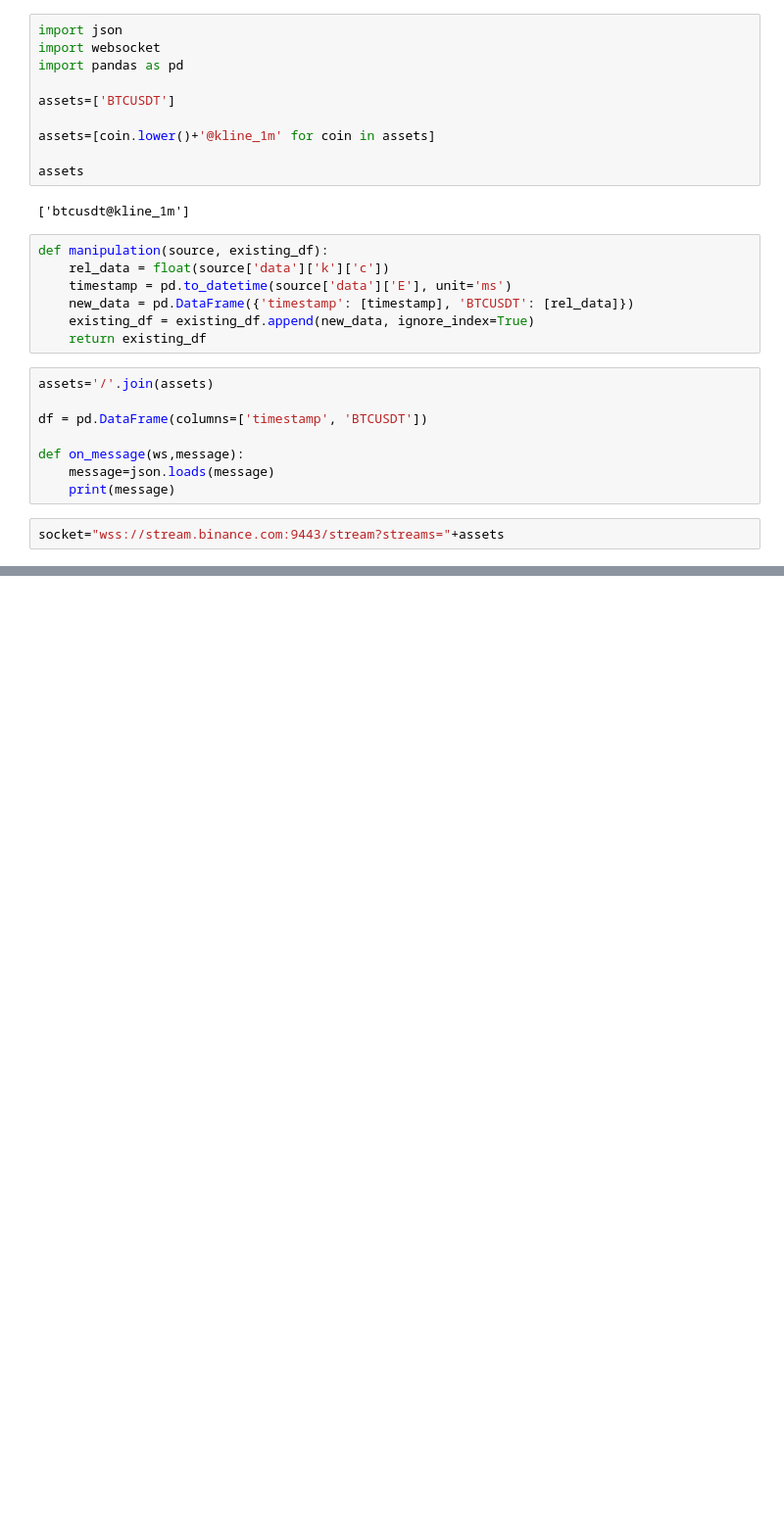
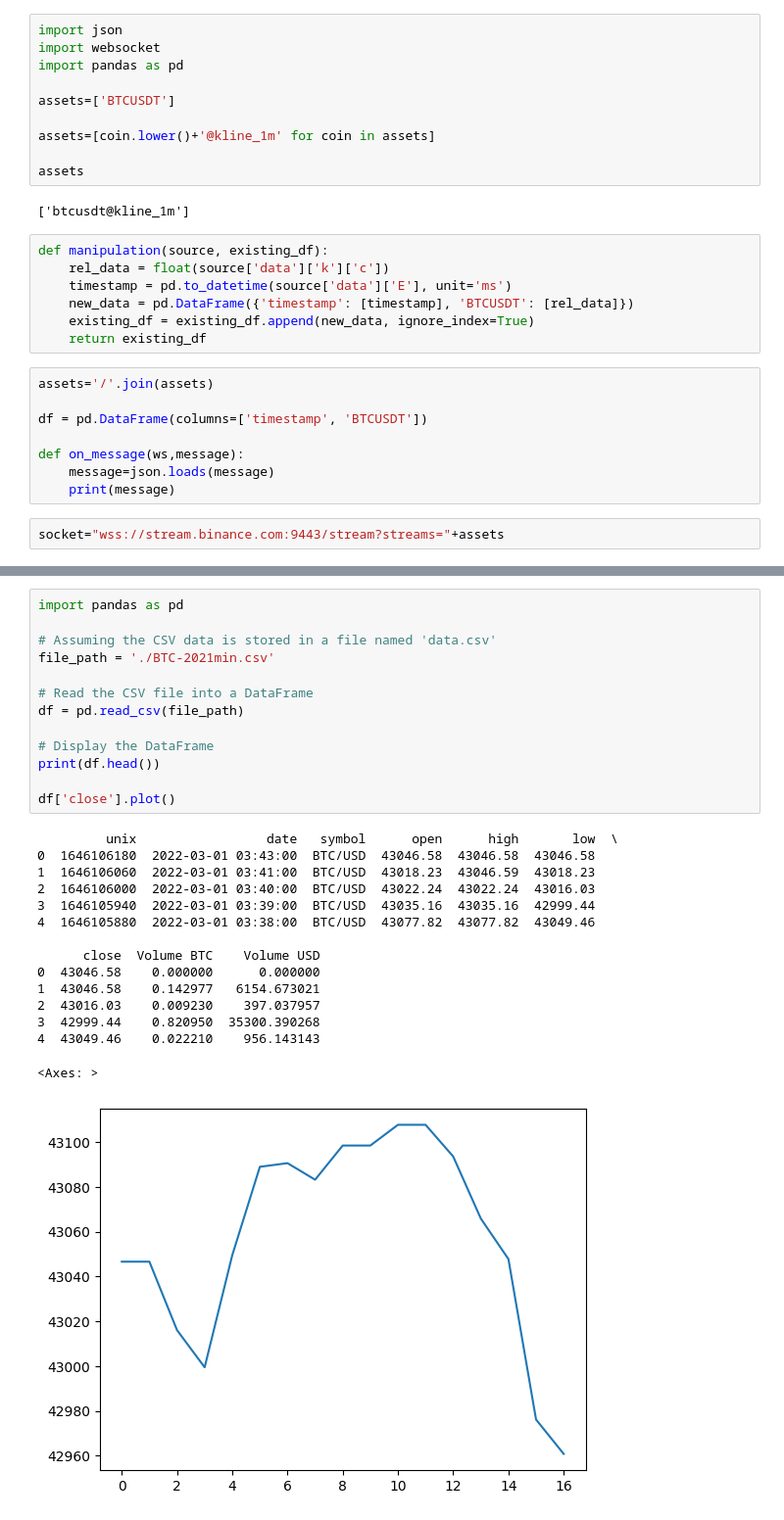
Before and after one commit to maciejbobrek/Bitcoin-Anomaly-Detection, a Jupyter notebook: live_data.ipynb, the cells around one changed output, grey strips where cells are left out. Shown at 98% size. Cells and saved outputs as stored; diff of their text form; blank space fills up the shorter version.

Commit message:
update data fetching and plotting

```diff
--- a/live_data.ipynb
+++ b/live_data.ipynb
@@ -50,0 +49,29 @@ ws.run_forever()
+# %%
+import pandas as pd
+
+# Assuming the CSV data is stored in a file named 'data.csv'
+file_path = './BTC-2021min.csv'
+
+# Read the CSV file into a DataFrame
+df = pd.read_csv(file_path)
+
+# Display the DataFrame
+print(df.head())
+
+df['close'].plot()
+# %% [output]
+         unix                 date   symbol      open      high       low  \
+0  1646106180  2022-03-01 03:43:00  BTC/USD  43046.58  43046.58  43046.58
+1  1646106060  2022-03-01 03:41:00  BTC/USD  43018.23  43046.59  43018.23
+2  1646106000  2022-03-01 03:40:00  BTC/USD  43022.24  43022.24  43016.03
+3  1646105940  2022-03-01 03:39:00  BTC/USD  43035.16  43035.16  42999.44
+4  1646105880  2022-03-01 03:38:00  BTC/USD  43077.82  43077.82  43049.46
+
+      close  Volume BTC    Volume USD
+0  43046.58    0.000000      0.000000
+1  43046.58    0.142977   6154.673021
+2  43016.03    0.009230    397.037957
+3  42999.44    0.820950  35300.390268
+4  43049.46    0.022210    956.143143
+<Axes: >
+[figure, added]
```
Also changed, not shown: parts of 1 cell of this notebook, 1 other file.
